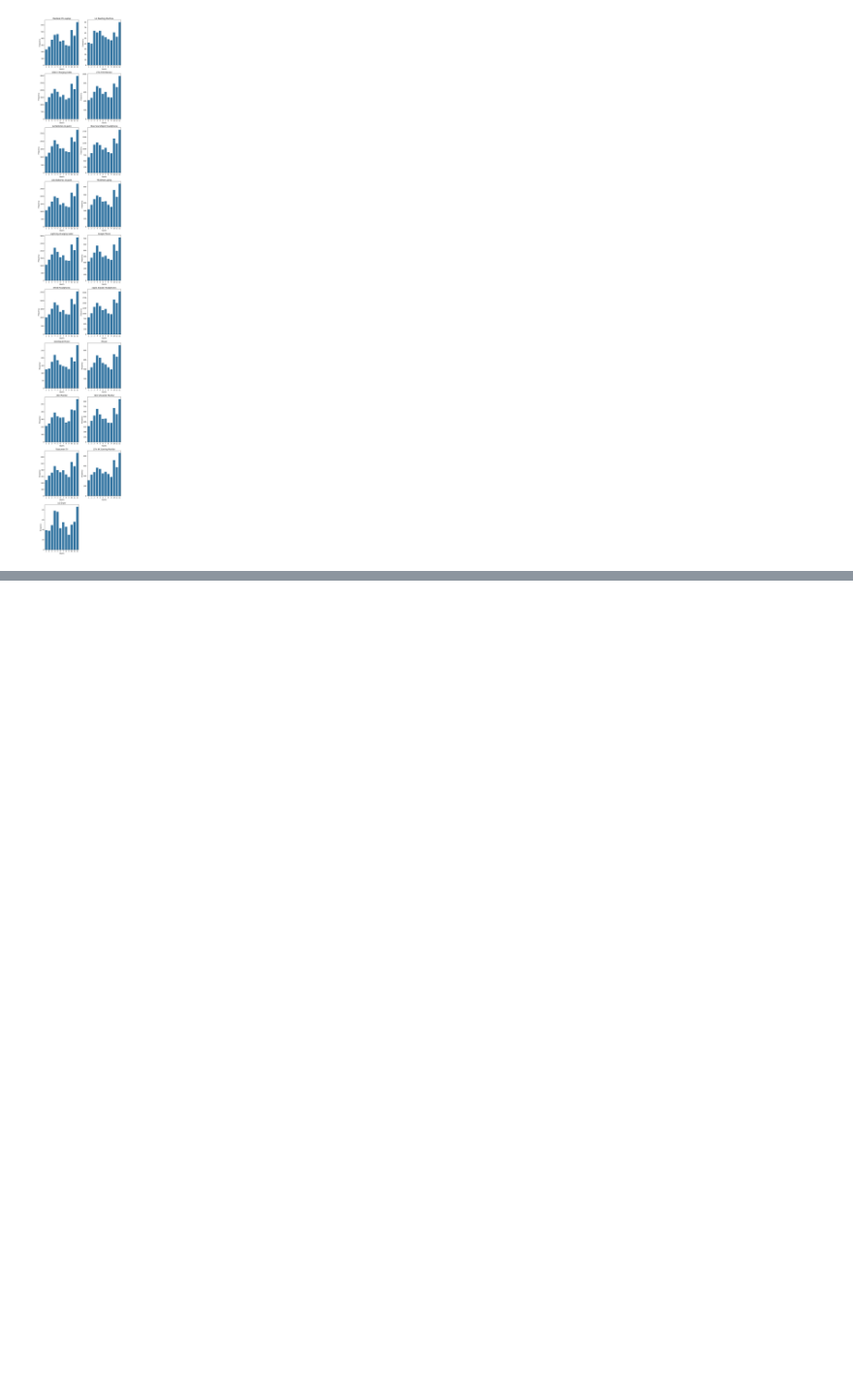
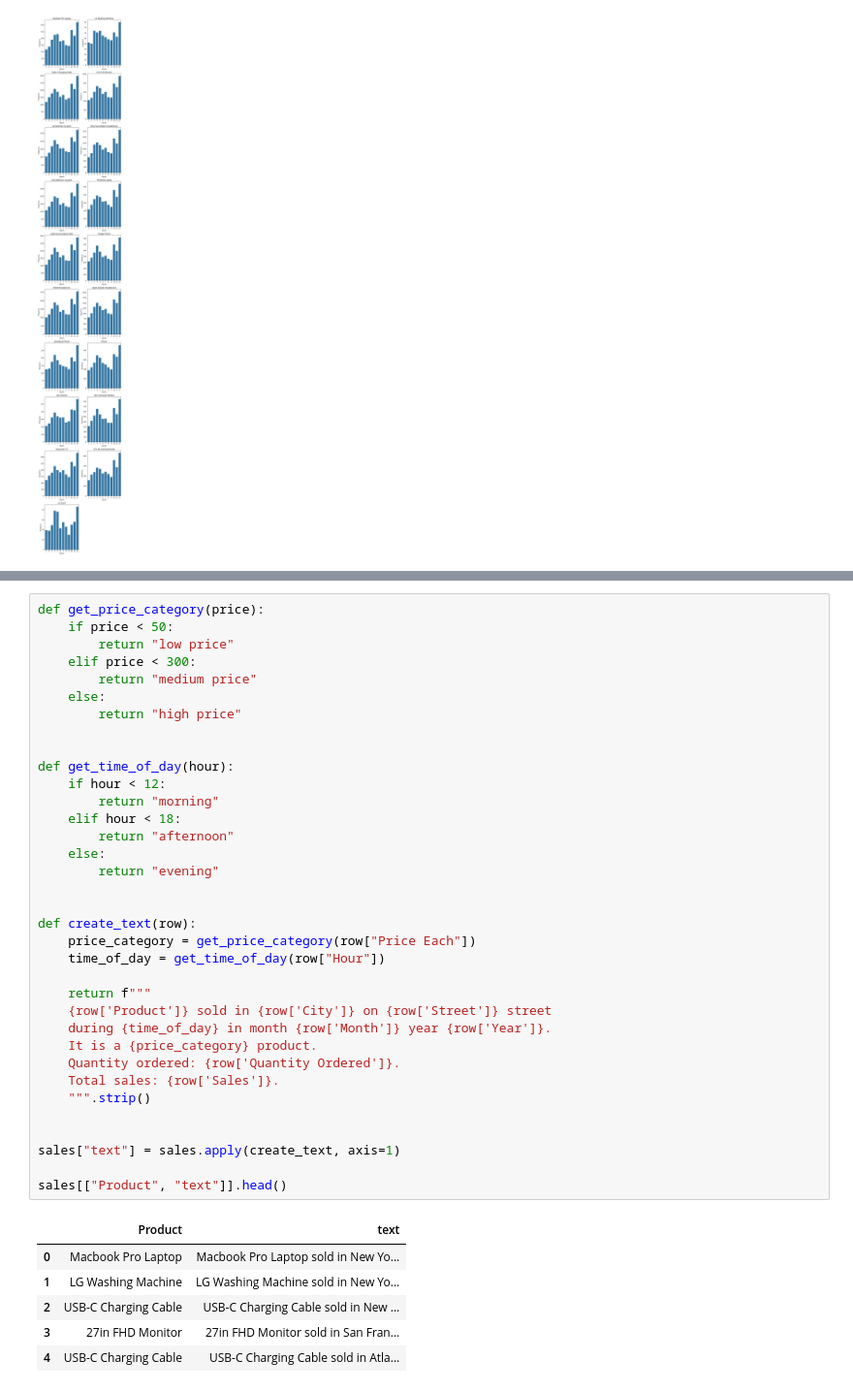
Before and after one commit to Gauraang05/Semantic-Sales-Trend-Analyser, a Jupyter notebook: sales-data-analysis.ipynb, the cells around one changed output, grey strips where cells are left out. Shown at 97% size. Saved outputs shown, nothing was run; the diff lists cells and outputs as text; blank space fills up the shorter version.

```diff
--- a/sales-data-analysis.ipynb
+++ b/sales-data-analysis.ipynb
@@ -289,0 +299,42 @@ plt.show()
+# %%
+def get_price_category(price):
+    if price < 50:
+        return "low price"
+    elif price < 300:
+        return "medium price"
+    else:
+        return "high price"
+
+
+def get_time_of_day(hour):
+    if hour < 12:
+        return "morning"
+    elif hour < 18:
+        return "afternoon"
+    else:
+        return "evening"
+
+
+def create_text(row):
+    price_category = get_price_category(row["Price Each"])
+    time_of_day = get_time_of_day(row["Hour"])
+
+    return f"""
+    {row['Product']} sold in {row['City']} on {row['Street']} street
+    during {time_of_day} in month {row['Month']} year {row['Year']}.
+    It is a {price_category} product.
+    Quantity ordered: {row['Quantity Ordered']}.
+    Total sales: {row['Sales']}.
+    """.strip()
+
+
+sales["text"] = sales.apply(create_text, axis=1)
+
+sales[["Product", "text"]].head()
+# %% [output]
+|  | Product | text |
+| 0 | Macbook Pro Laptop | Macbook Pro Laptop sold in New Yo... |
+| 1 | LG Washing Machine | LG Washing Machine sold in New Yo... |
+| 2 | USB-C Charging Cable | USB-C Charging Cable sold in New ... |
+| 3 | 27in FHD Monitor | 27in FHD Monitor sold in San Fran... |
+| 4 | USB-C Charging Cable | USB-C Charging Cable sold in Atla... |
```
Also changed, not shown: parts of 9 cells of this notebook, 1 other file.
